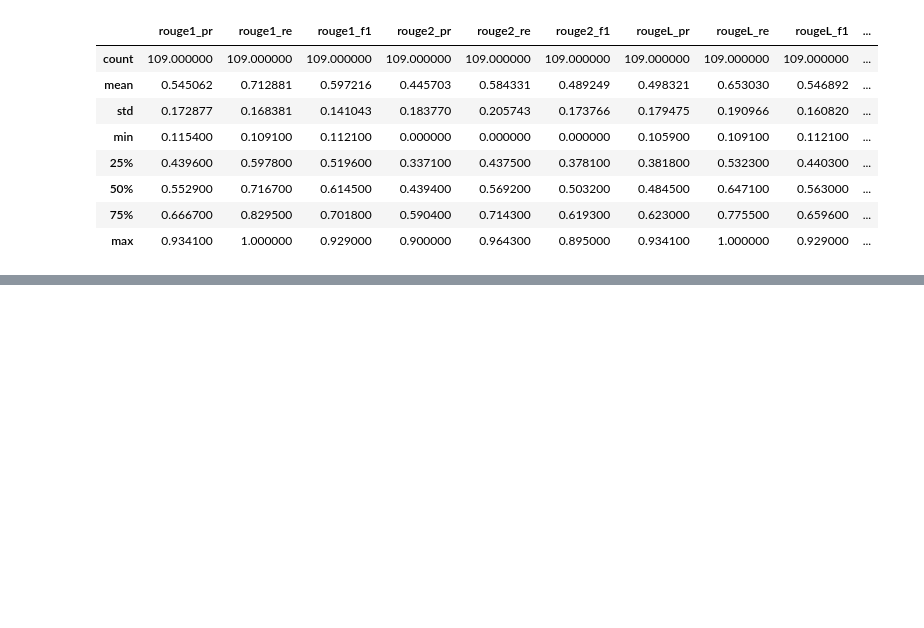
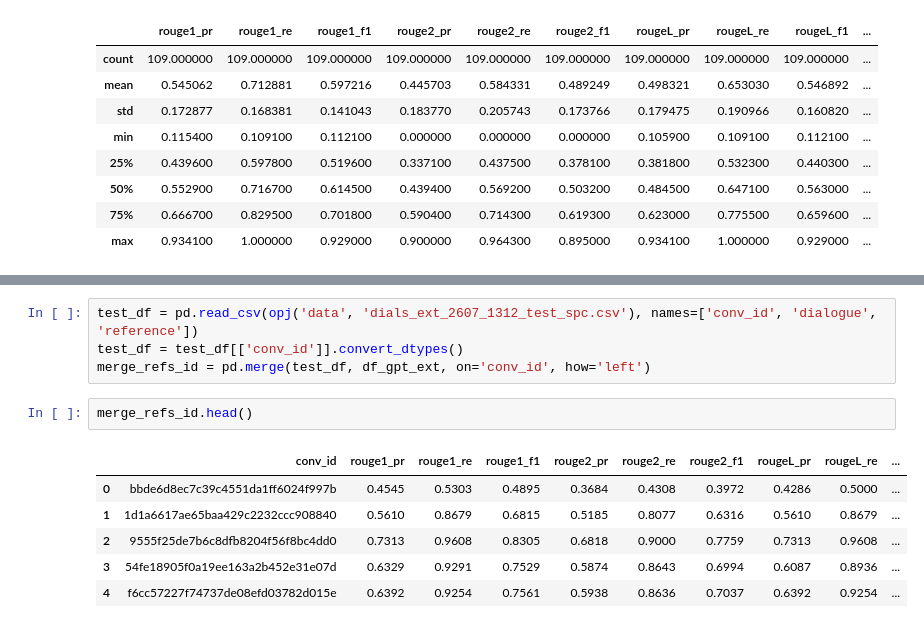
Before and after one commit to dawidK5/aiml-thesis, a Jupyter notebook: bertres_analyse_2808_1042.ipynb, the cells around one changed output, grey strips where cells are left out. Cells and saved outputs as stored; diff of their text form; blank space fills up the shorter version.

```diff
--- a/bertres_analyse_2808_1042.ipynb
+++ b/bertres_analyse_2808_1042.ipynb
@@ -170,0 +194,13 @@ df_gpt_ext.describe()
+# %%
+test_df = pd.read_csv(opj('data', 'dials_ext_2607_1312_test_spc.csv'), names=['conv_id', 'dialogue', 'reference'])
+test_df = test_df[['conv_id']].convert_dtypes()
+merge_refs_id = pd.merge(test_df, df_gpt_ext, on='conv_id', how='left')
+# %%
+merge_refs_id.head()
+# %% [output]
+|  | conv_id | rouge1_pr | rouge1_re | rouge1_f1 | rouge2_pr | rouge2_re | rouge2_f1 | rougeL_pr | rougeL_re | ... |
+| 0 | bbde6d8ec7c39c4551da1ff6024f997b | 0.4545 | 0.5303 | 0.4895 | 0.3684 | 0.4308 | 0.3972 | 0.4286 | 0.5000 | ... |
+| 1 | 1d1a6617ae65baa429c2232ccc908840 | 0.5610 | 0.8679 | 0.6815 | 0.5185 | 0.8077 | 0.6316 | 0.5610 | 0.8679 | ... |
+| 2 | 9555f25de7b6c8dfb8204f56f8bc4dd0 | 0.7313 | 0.9608 | 0.8305 | 0.6818 | 0.9000 | 0.7759 | 0.7313 | 0.9608 | ... |
+| 3 | 54fe18905f0a19ee163a2b452e31e07d | 0.6329 | 0.9291 | 0.7529 | 0.5874 | 0.8643 | 0.6994 | 0.6087 | 0.8936 | ... |
+| 4 | f6cc57227f74737de08efd03782d015e | 0.6392 | 0.9254 | 0.7561 | 0.5938 | 0.8636 | 0.7037 | 0.6392 | 0.9254 | ... |
```
Also changed, not shown: parts of 10 cells of this notebook, 3 other files.
